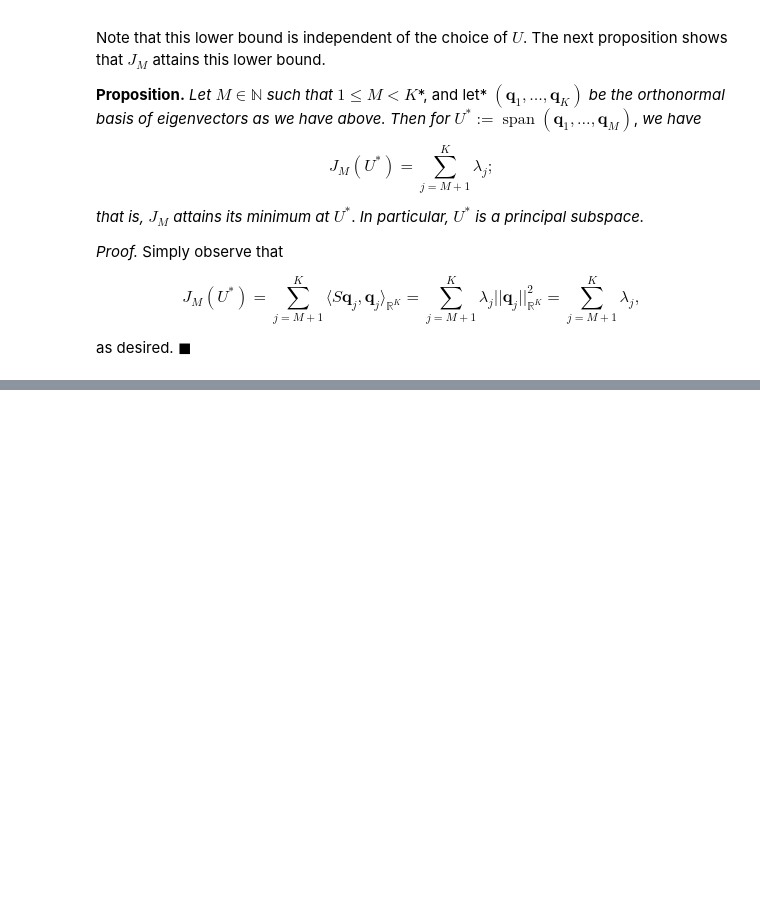
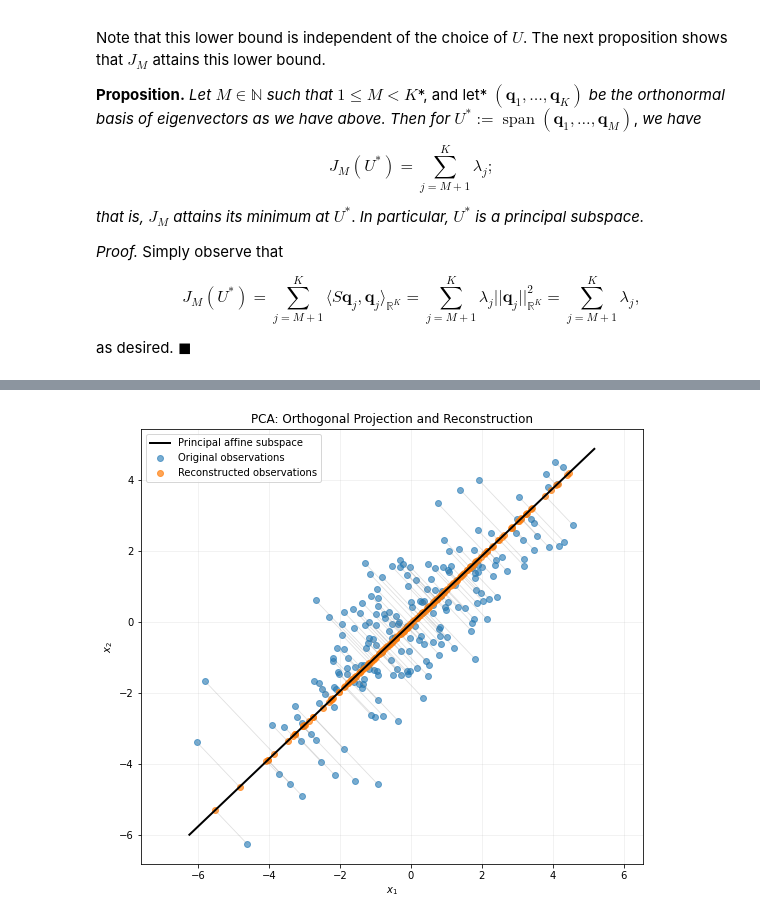
Before and after one commit to ncutrona/Machine-Learning-Resources, a Jupyter notebook: pca.ipynb, the cells around one changed output, grey strips where cells are left out. Cells and saved outputs as stored; diff of their text form; code cells hidden in the pictures; blank space fills up the shorter version.

```diff
--- a/pca.ipynb
+++ b/pca.ipynb
@@ -241,0 +1464,56 @@ We now develop a latent-variable probabilistic perspective of PCA with the tools
+# %%
+plt.figure(figsize=(9, 8))
+
+# Original observations
+plt.scatter(
+    X[:, 0], X[:, 1],
+    alpha=0.6,
+    label="Original observations"
+)
+
+# Reconstructed observations
+plt.scatter(
+    X_reconstructed[:, 0],
+    X_reconstructed[:, 1],
+    alpha=0.7,
+    label="Reconstructed observations"
+)
+
+# Reconstruction residuals
+for n in range(N):
+    plt.plot(
+        [X[n, 0], X_reconstructed[n, 0]],
+        [X[n, 1], X_reconstructed[n, 1]],
+        color="gray",
+        alpha=0.25,
+        linewidth=0.8
+    )
+
+# Principal affine subspace
+mean = np.mean(X, axis=0)
+
+t = np.linspace(
+    np.min(Z) - 1,
+    np.max(Z) + 1,
+    200
+)
+
+line = mean + np.outer(t, B[:, 0])
+
+plt.plot(
+    line[:, 0], line[:, 1],
+    color="black",
+    linewidth=2,
+    label="Principal affine subspace"
+)
+
+plt.xlabel(r"$x_1$")
+plt.ylabel(r"$x_2$")
+plt.title("PCA: Orthogonal Projection and Reconstruction")
+
+plt.axis("equal")
+plt.legend()
+plt.grid(alpha=0.2)
+plt.show()
+# %% [output]
+[figure, added]
```
Also changed, not shown: parts of 30 cells of this notebook, 1 other file.
